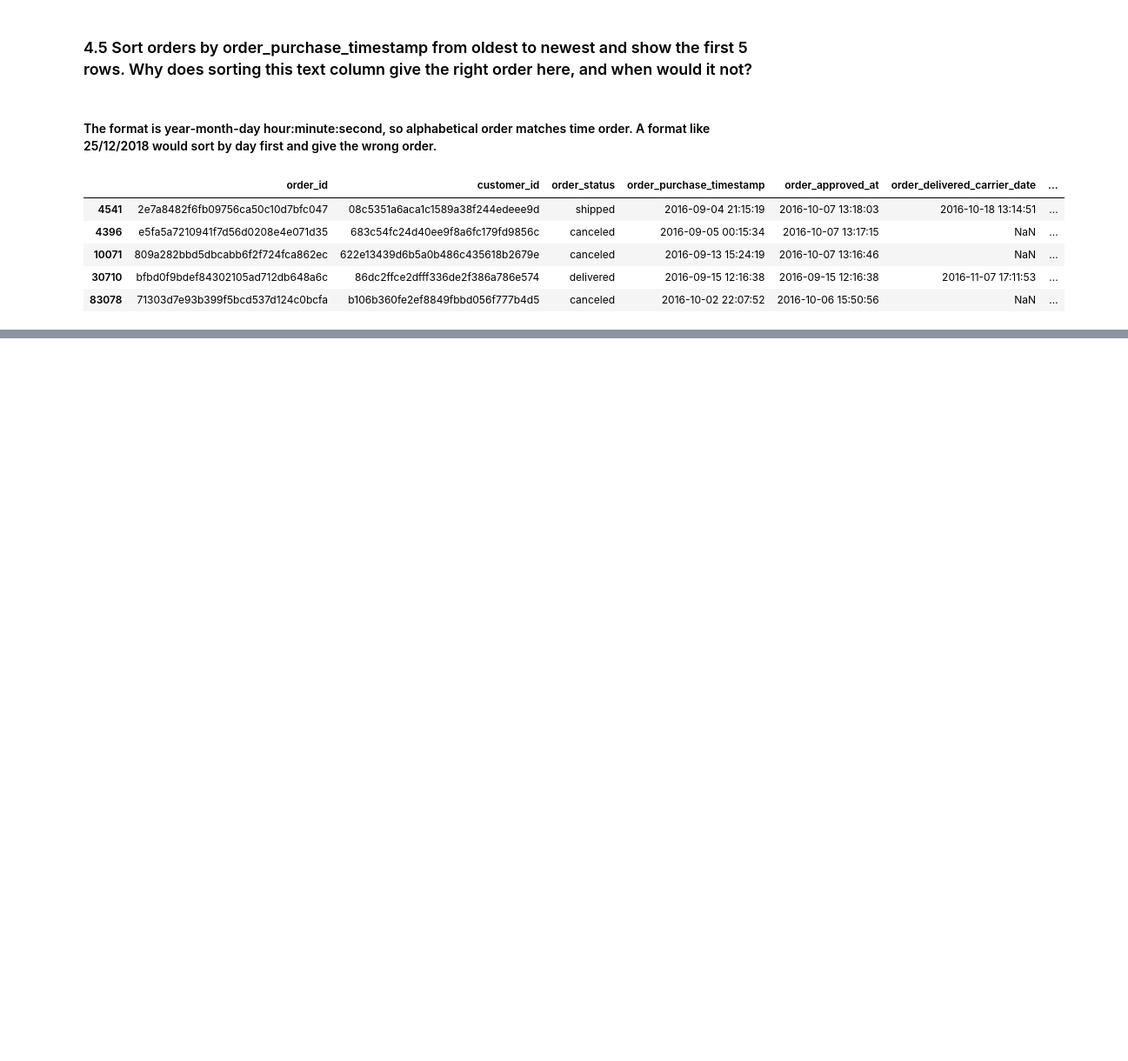
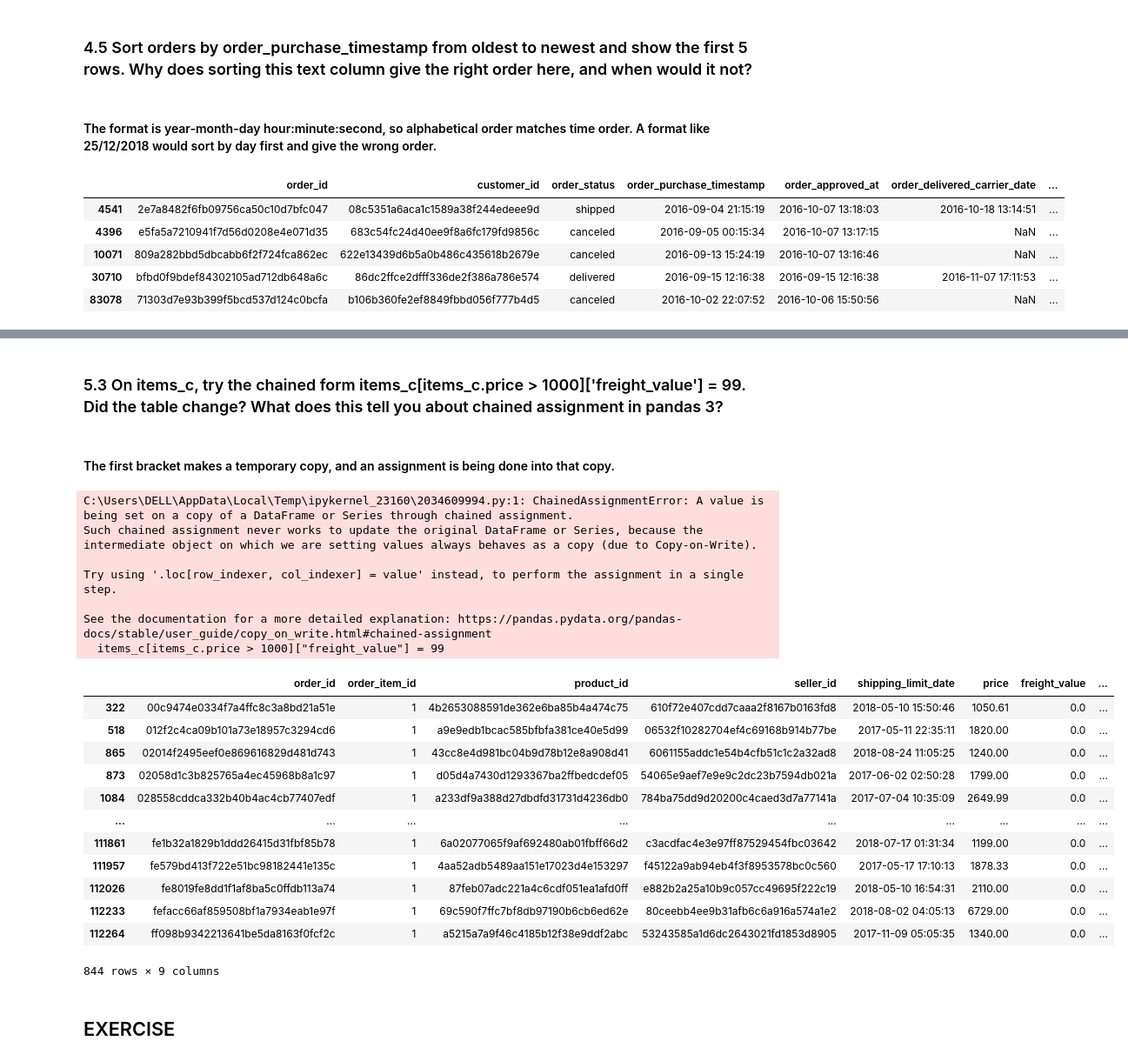
Before and after one commit to Lavishajagwani/Pandas_14_days, a Jupyter notebook: Notebooks/Day02.ipynb, the cells around one changed output, grey strips where cells are left out. Shown at 87% size. Saved outputs shown, nothing was run; the diff lists cells and outputs as text; code cells hidden in the pictures; blank space fills up the shorter version.

```diff
--- a/Notebooks/Day02.ipynb
+++ b/Notebooks/Day02.ipynb
@@ -401,0 +467,30 @@ orders.sort_values(by='order_purchase_timestamp').head()
+# %% [markdown]
+### 5.3 On items_c, try the chained form items_c[items_c.price > 1000]['freight_value'] = 99. Did the table change? What does this tell you about chained assignment in pandas 3?
+# %% [markdown]
+#### The first bracket makes a temporary copy, and an assignment is being done into that copy.
+# %%
+items_c[items_c.price > 1000]["freight_value"] = 99
+items_c[items_c.price > 1000]
+# %% [output]
+C:\Users\DELL\AppData\Local\Temp\ipykernel_23160\2034609994.py:1: ChainedAssignmentError: A value is being set on a copy of a DataFrame or Series through chained assignment.
+Such chained assignment never works to update the original DataFrame or Series, because the intermediate object on which we are setting values always behaves as a copy (due to Copy-on-Write).
+
+Try using '.loc[row_indexer, col_indexer] = value' instead, to perform the assignment in a single step.
+
+See the documentation for a more detailed explanation: https://pandas.pydata.org/pandas-docs/stable/user_guide/copy_on_write.html#chained-assignment
+  items_c[items_c.price > 1000]["freight_value"] = 99
+|  | order_id | order_item_id | product_id | seller_id | shipping_limit_date | price | freight_value | ... |
+| 322 | 00c9474e0334f7a4ffc8c3a8bd21a51e | 1 | 4b2653088591de362e6ba85b4a474c75 | 610f72e407cdd7caaa2f8167b0163fd8 | 2018-05-10 15:50:46 | 1050.61 | 0.0 | ... |
+| 518 | 012f2c4ca09b101a73e18957c3294cd6 | 1 | a9e9edb1bcac585bfbfa381ce40e5d99 | 06532f10282704ef4c69168b914b77be | 2017-05-11 22:35:11 | 1820.00 | 0.0 | ... |
+| 865 | 02014f2495eef0e869616829d481d743 | 1 | 43cc8e4d981bc04b9d78b12e8a908d41 | 6061155addc1e54b4cfb51c1c2a32ad8 | 2018-08-24 11:05:25 | 1240.00 | 0.0 | ... |
+| 873 | 02058d1c3b825765a4ec45968b8a1c97 | 1 | d05d4a7430d1293367ba2ffbedcdef05 | 54065e9aef7e9e9c2dc23b7594db021a | 2017-06-02 02:50:28 | 1799.00 | 0.0 | ... |
+| 1084 | 028558cddca332b40b4ac4cb77407edf | 1 | a233df9a388d27dbdfd31731d4236db0 | 784ba75dd9d20200c4caed3d7a77141a | 2017-07-04 10:35:09 | 2649.99 | 0.0 | ... |
+| ... | ... | ... | ... | ... | ... | ... | ... | ... |
+| 111861 | fe1b32a1829b1ddd26415d31fbf85b78 | 1 | 6a02077065f9af692480ab01fbff66d2 | c3acdfac4e3e97ff87529454fbc03642 | 2018-07-17 01:31:34 | 1199.00 | 0.0 | ... |
+| 111957 | fe579bd413f722e51bc98182441e135c | 1 | 4aa52adb5489aa151e17023d4e153297 | f45122a9ab94eb4f3f8953578bc0c560 | 2017-05-17 17:10:13 | 1878.33 | 0.0 | ... |
+| 112026 | fe8019fe8dd1f1af8ba5c0ffdb113a74 | 1 | 87feb07adc221a4c6cdf051ea1afd0ff | e882b2a25a10b9c057cc49695f222c19 | 2018-05-10 16:54:31 | 2110.00 | 0.0 | ... |
+| 112233 | fefacc66af859508bf1a7934eab1e97f | 1 | 69c590f7ffc7bf8db97190b6cb6ed62e | 80ceebb4ee9b31afb6c6a916a574a1e2 | 2018-08-02 04:05:13 | 6729.00 | 0.0 | ... |
+| 112264 | ff098b9342213641be5da8163f0fcf2c | 1 | a5215a7a9f46c4185b12f38e9ddf2abc | 53243585a1d6dc2643021fd1853d8905 | 2017-11-09 05:05:35 | 1340.00 | 0.0 | ... |
+844 rows × 9 columns
+# %% [markdown]
+## EXERCISE
```
Also changed, not shown: parts of 15 cells of this notebook.
